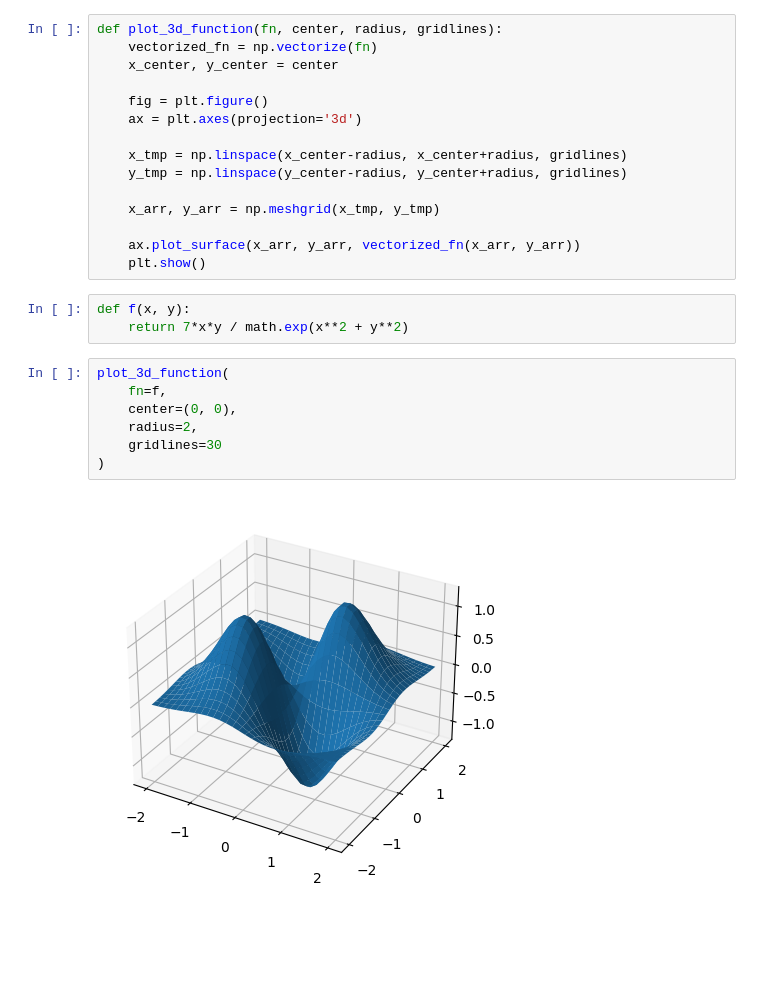
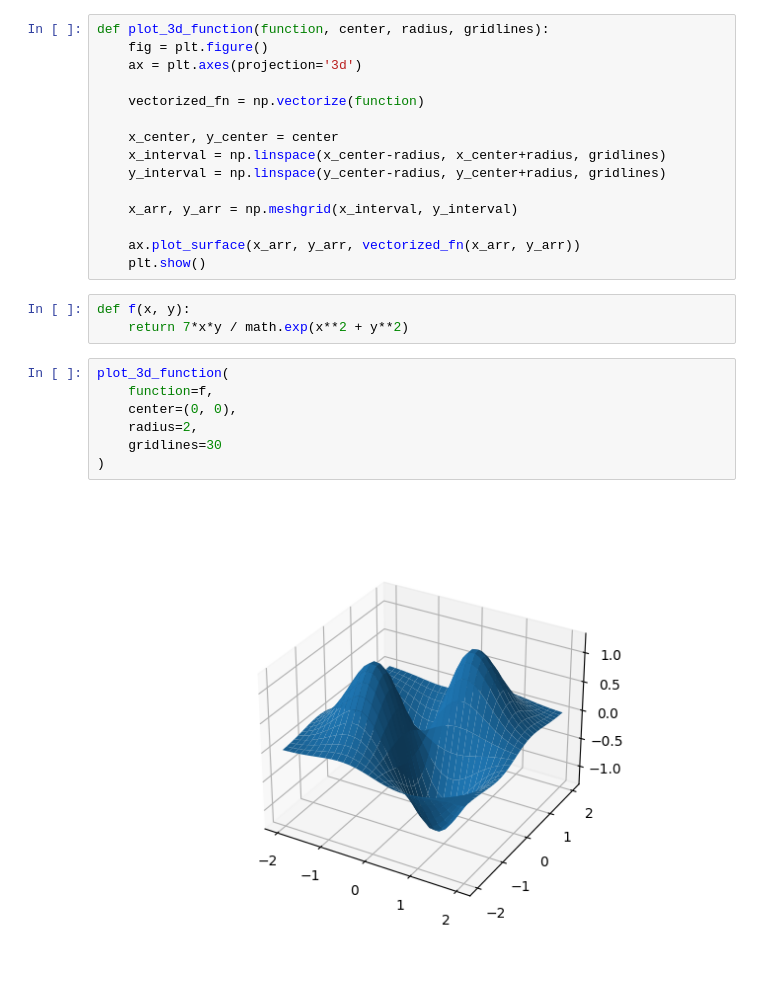
Before and after one commit to wobertt/function-plotter, a Jupyter notebook: main.ipynb, the cells around one changed output. Drawn from its saved outputs; the diff is of its cells as text; blank space fills up the shorter version.

```diff
--- a/main.ipynb
+++ b/main.ipynb
@@ -3,17 +5,17 @@ import matplotlib.pyplot as plt
 import numpy as np
 import math
 # %%
-def plot_3d_function(fn, center, radius, gridlines):
-    vectorized_fn = np.vectorize(fn)
-    x_center, y_center = center
-
+def plot_3d_function(function, center, radius, gridlines):
     fig = plt.figure()
     ax = plt.axes(projection='3d')
 
-    x_tmp = np.linspace(x_center-radius, x_center+radius, gridlines)
-    y_tmp = np.linspace(y_center-radius, y_center+radius, gridlines)
+    vectorized_fn = np.vectorize(function)
 
-    x_arr, y_arr = np.meshgrid(x_tmp, y_tmp)
+    x_center, y_center = center
+    x_interval = np.linspace(x_center-radius, x_center+radius, gridlines)
+    y_interval = np.linspace(y_center-radius, y_center+radius, gridlines)
+
+    x_arr, y_arr = np.meshgrid(x_interval, y_interval)
 
     ax.plot_surface(x_arr, y_arr, vectorized_fn(x_arr, y_arr))
     plt.show()
@@ -22,10 +24,10 @@ def f(x, y):
     return 7*x*y / math.exp(x**2 + y**2)
 # %%
 plot_3d_function(
-    fn=f,
+    function=f,
     center=(0, 0),
     radius=2,
     gridlines=30
 )
 # %% [output]
-[figure, old version]
+[figure, new version]
```
Also changed, not shown: parts of 1 cell of this notebook.
